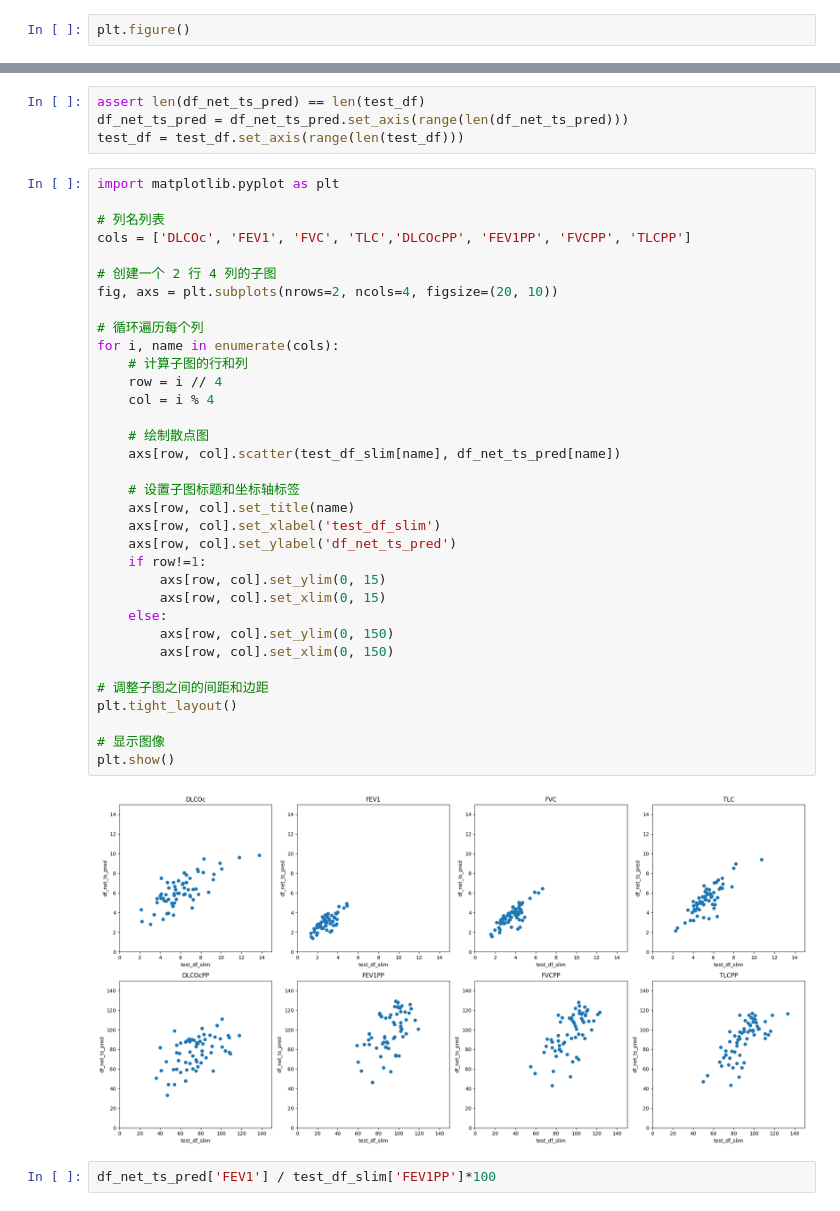
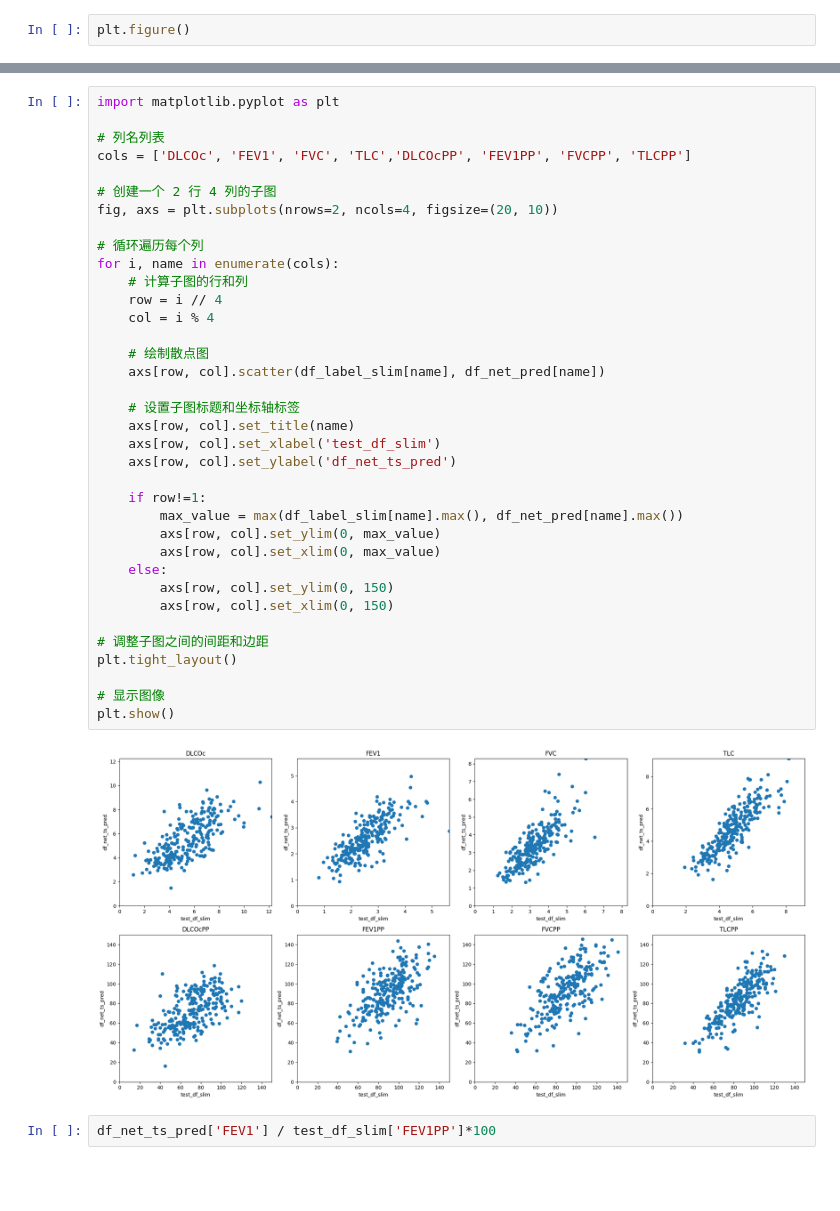
Before and after one commit to Jingnan-Jia/PFT_estimation, a Jupyter notebook: lung_function/scripts/jupyter_notebooks/calculate_reference.ipynb, the cells around one changed output, grey strips where cells are left out. Drawn from its saved outputs; the diff is of its cells as text; blank space fills up the shorter version.

```diff
--- a/lung_function/scripts/jupyter_notebooks/calculate_reference.ipynb
+++ b/lung_function/scripts/jupyter_notebooks/calculate_reference.ipynb
@@ -196,43 +200,41 @@ TLC:     r: 0.855, mean: -0.07, std, 0.73
-# %%
-assert len(df_net_ts_pred) == len(test_df)
-df_net_ts_pred = df_net_ts_pred.set_axis(range(len(df_net_ts_pred)))
-test_df = test_df.set_axis(range(len(test_df)))
 # %%
 import matplotlib.pyplot as plt
 
 # 列名列表
 cols = ['DLCOc', 'FEV1', 'FVC', 'TLC','DLCOcPP', 'FEV1PP', 'FVCPP', 'TLCPP']
 
 # 创建一个 2 行 4 列的子图
 fig, axs = plt.subplots(nrows=2, ncols=4, figsize=(20, 10))
 
 # 循环遍历每个列
 for i, name in enumerate(cols):
     # 计算子图的行和列
     row = i // 4
     col = i % 4
 
     # 绘制散点图
-    axs[row, col].scatter(test_df_slim[name], df_net_ts_pred[name])
+    axs[row, col].scatter(df_label_slim[name], df_net_pred[name])
 
     # 设置子图标题和坐标轴标签
     axs[row, col].set_title(name)
     axs[row, col].set_xlabel('test_df_slim')
     axs[row, col].set_ylabel('df_net_ts_pred')
+
     if row!=1:
-        axs[row, col].set_ylim(0, 15)
-        axs[row, col].set_xlim(0, 15)
+        max_value = max(df_label_slim[name].max(), df_net_pred[name].max())
+        axs[row, col].set_ylim(0, max_value)
+        axs[row, col].set_xlim(0, max_value)
     else:
         axs[row, col].set_ylim(0, 150)
         axs[row, col].set_xlim(0, 150)
 
 # 调整子图之间的间距和边距
 plt.tight_layout()
 
 # 显示图像
 plt.show()
 # %% [output]
-[figure, old version]
+[figure, new version]
 # %%
 df_net_ts_pred['FEV1'] / test_df_slim['FEV1PP']*100
 # %% [output]
```
Also changed, not shown: parts of 1 cell of this notebook, 9 other files.
